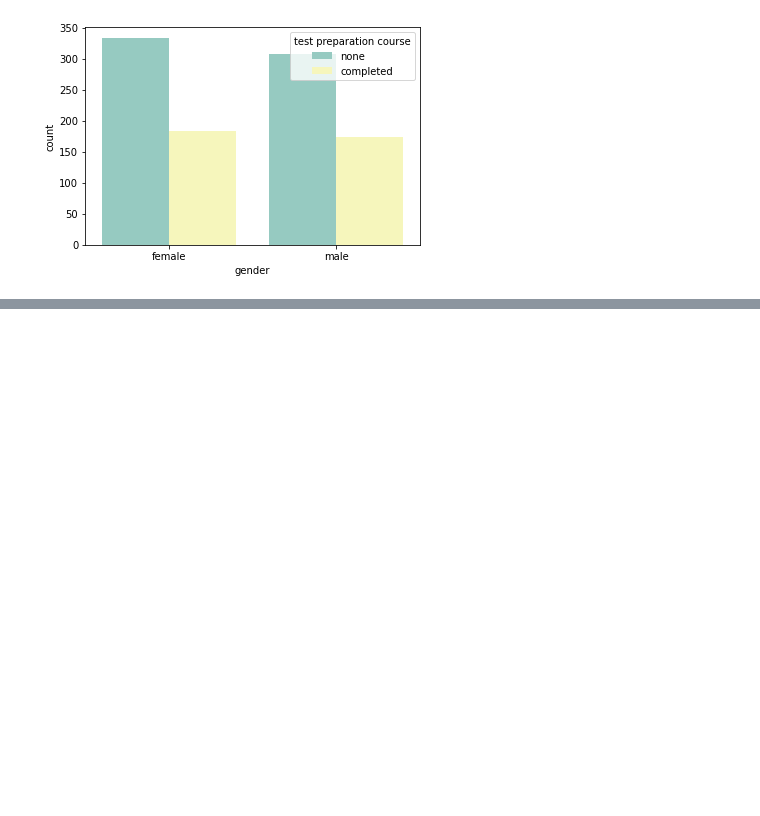
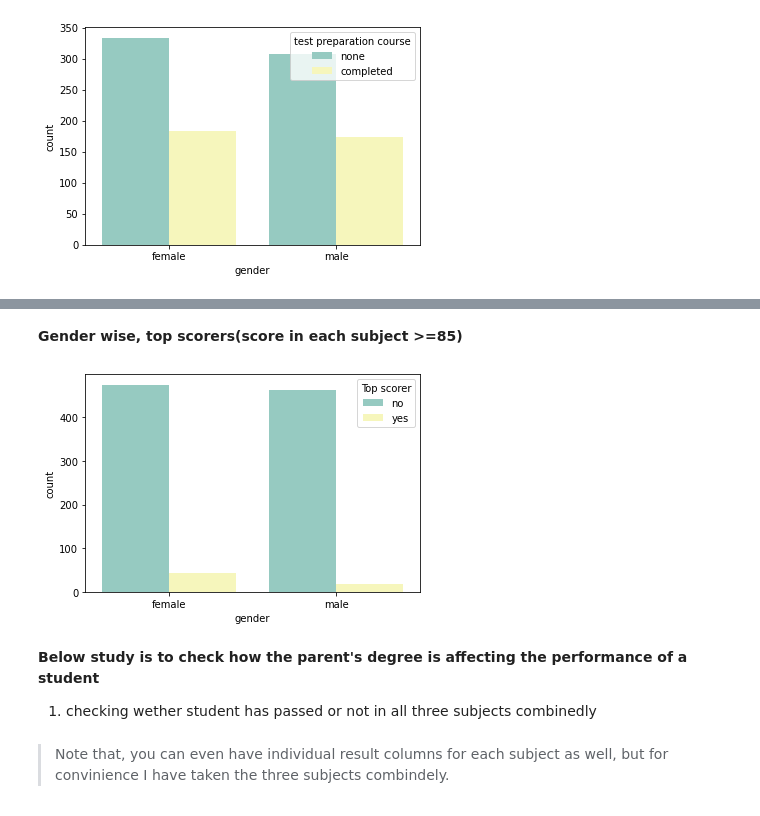
Before and after one commit to rusheel98/EDA-on-students-performance-in-exams-dataset, a Jupyter notebook: student-performance-in-exams.ipynb, the cells around one changed output, grey strips where cells are left out. Saved outputs shown, nothing was run; the diff lists cells and outputs as text; code cells hidden in the pictures; blank space fills up the shorter version.

```diff
--- a/student-performance-in-exams.ipynb
+++ b/student-performance-in-exams.ipynb
@@ -141,0 +141,2 @@ ax = sns.countplot(x='gender', data = df, hue = 'test preparation course', palet
+# %%
+df['Top scorer'] = np.where((df['math score'] >= 85) & (df['reading score'] >= 85) & (df['writing score'] >= 85),'yes','no')
@@ -141,0 +152,9 @@ ax = sns.countplot(x='gender', data = df, hue = 'test preparation course', palet
+# %% [markdown]
+**Gender wise, top scorers(score in each subject >=85)**
+# %%
+ax_1 = sns.countplot(x='gender', data = df, hue = 'Top scorer', palette="Set3")
+# %% [output]
+[figure, added]
+# %% [markdown]
+**Below study is to check how the parent's degree is affecting the performance of a student**
+1. checking wether student has passed or not in all three subjects combinedly
@@ -141,0 +163,2 @@ ax = sns.countplot(x='gender', data = df, hue = 'test preparation course', palet
+# %% [markdown]
+> Note that, you can even have individual result columns for each subject as well, but for convinience I have taken the three subjects combindely.
```
Also changed, not shown: parts of 8 cells of this notebook.
